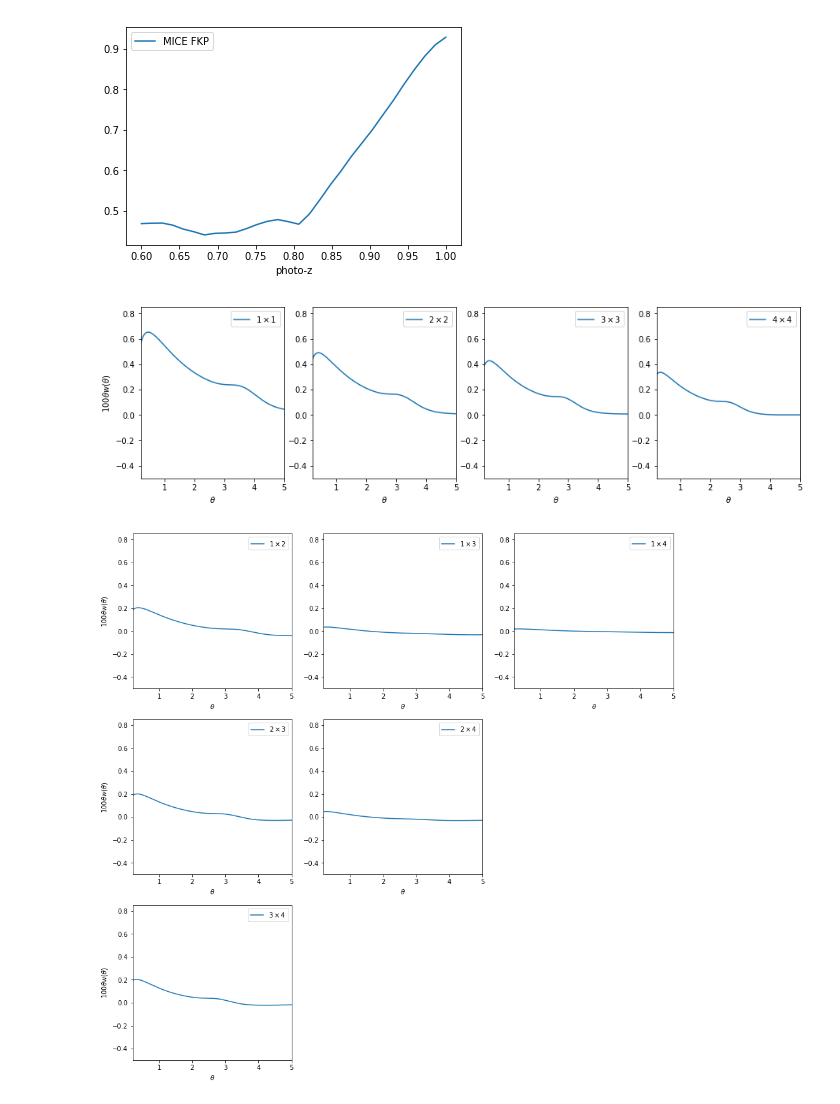
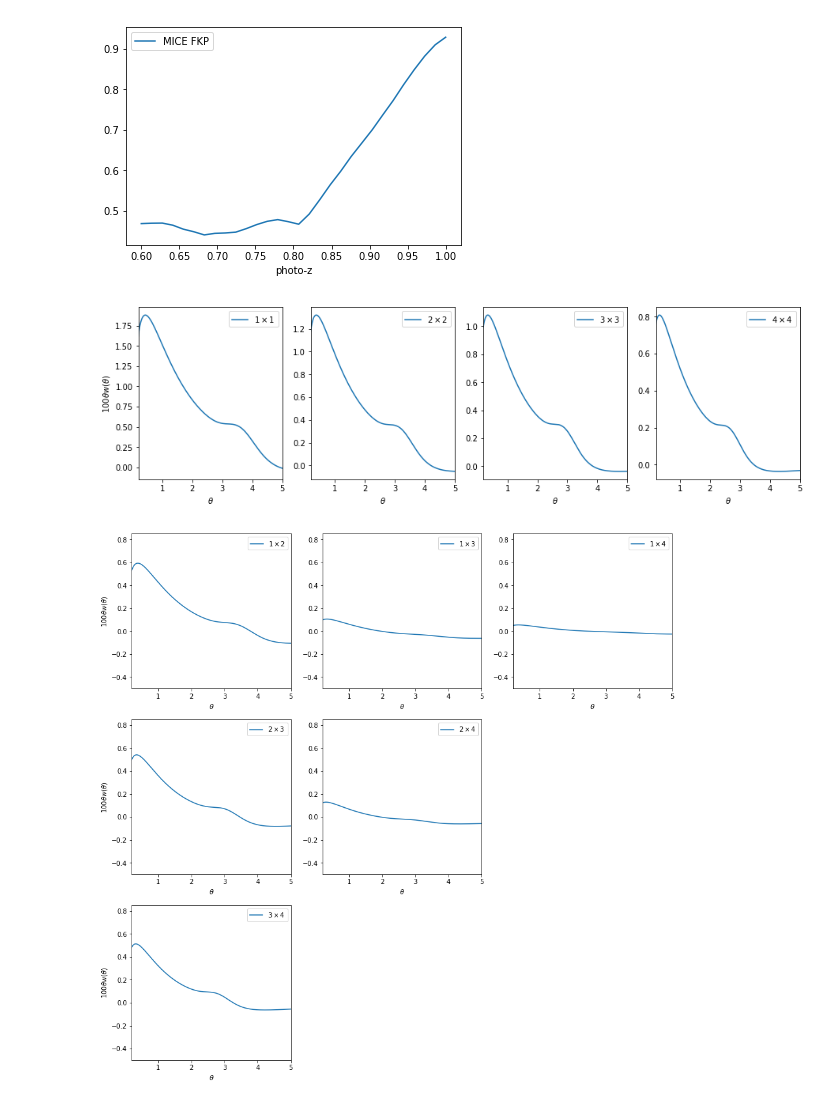
Before and after one commit to nbanik/w_model_code, a Jupyter notebook: compute_xi_rperp.ipynb, the cells around one changed output. Saved outputs shown, nothing was run; the diff lists cells and outputs as text; code cells hidden in the pictures.

```diff
--- a/compute_xi_rperp.ipynb
+++ b/compute_xi_rperp.ipynb
@@ -38,13 +38,13 @@ def combine_w_theta(fname,photoz,bias=1.8,beta=0.4):
     #f = Omegam_a( amean )**0.55
     ff = d.omz(photoz)**.557
     betad = ff/bias
-    betaf = betad/beta
+    #betaf = betad/beta
 
     theta, w0, w2, w4  = np.loadtxt(fname, usecols=( 0,1,2,3 ), unpack=True )
     b2_term = w0
-    bf_term = ff * ( 2./3.*w0 + 4./3.*w2 )
-    f2_term = ff**2 * ( 1/5.*w0 + 4/7.*w2 + 8/35.*w4)
-    w_full = betaf**2 * b2_term  +  betaf * bf_term  +  f2_term
+    bf_term = betad * ( 2./3.*w0 + 4./3.*w2 )
+    f2_term = betad**2 * ( 1/5.*w0 + 4/7.*w2 + 8/35.*w4)
+    w_full = (b2_term  +  bf_term  +  f2_term)*(bias**2)
 
     return (theta,w_full)
 # %%
@@ -68,38 +68,38 @@ th3,wth3=combine_w_theta('outbin_3.txt',photoz=0.85)
 th4,wth4=combine_w_theta('outbin_4.txt',photoz=0.95)
 
 plt.figure(figsize=(15,4))
 plt.subplot(1,4,1)
 plt.plot(th1,100.*th1*wth1,label=r'$1\times 1 $')
 plt.xlim(0.2,5.)
-plt.ylim(-0.5,0.85)
+#plt.ylim(-0.5,0.85)
 plt.legend(loc='upper right')
 plt.xlabel(r'$\theta$')
 plt.ylabel(r'$100 \theta w(\theta)$')
 
 plt.subplot(1,4,2)
 plt.plot(th2,100.*th2*wth2,label=r'$2\times 2 $')
 plt.xlim(0.2,5.)
-plt.ylim(-0.5,0.85)
+#plt.ylim(-0.5,0.85)
 plt.xlabel(r'$\theta$')
 plt.legend(loc='upper right')
 
 plt.subplot(1,4,3)
 plt.plot(th3,100.*th3*wth3,label=r'$3\times 3 $')
 plt.xlim(0.2,5.)
-plt.ylim(-0.5,0.85)
+#plt.ylim(-0.5,0.85)
 plt.xlabel(r'$\theta$')
 plt.legend(loc='upper right')
 
 plt.subplot(1,4,4)
 plt.plot(th4,100.*th4*wth4,label=r'$4\times 4 $')
 plt.xlim(0.2,5.)
-plt.ylim(-0.5,0.85)
+#plt.ylim(-0.5,0.85)
 plt.xlabel(r'$\theta$')
 plt.legend(loc='upper right')
 
 plt.show()
 # %% [output]
-[figure, old version]
+[figure, new version]
 # %%
 #plot cross-correlations
 th12,wth12=combine_w_theta('outbin_1c2.txt',photoz=0.7)
@@ -158,7 +158,7 @@ plt.legend(loc='upper right')
 
 plt.show()
 # %% [output]
-[figure, old version]
+[figure, new version]
 # %%
 dir = '/home/nil/Dropbox/w_model_code/'
 
```
Also changed, not shown: parts of 1 cell of this notebook, 1 other file.
